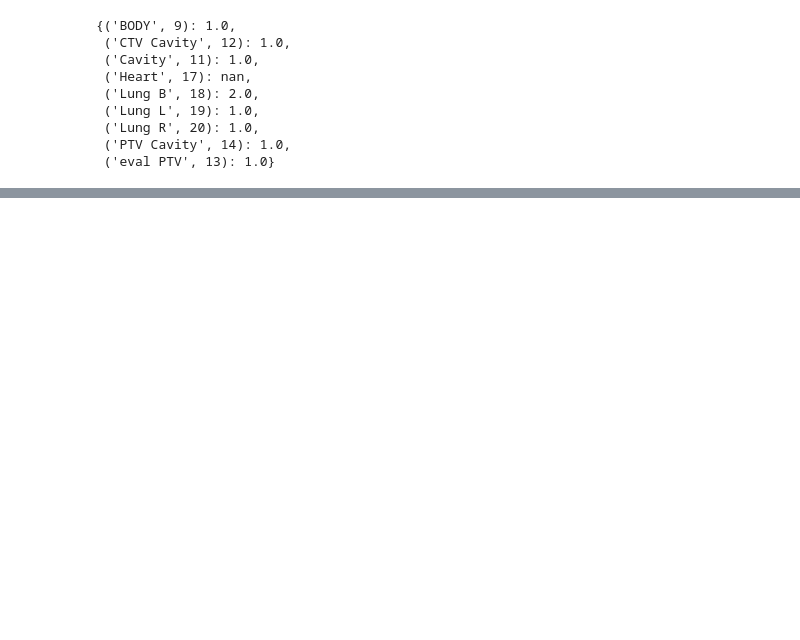
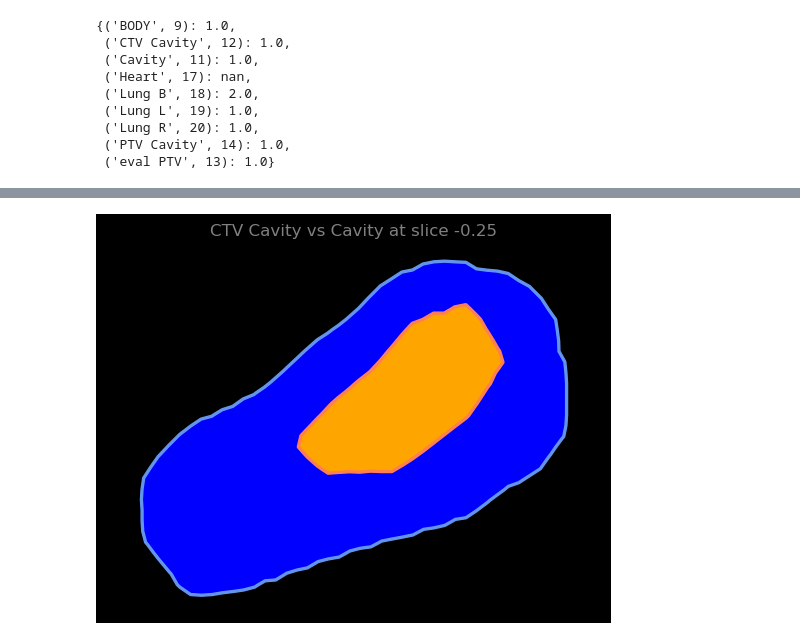
Before and after one commit to GregSal/StructureRelations, a Jupyter notebook: src/notebooks/relations/DicomStructureRelations.ipynb, the cells around one changed output, grey strips where cells are left out. Saved outputs shown, nothing was run; the diff lists cells and outputs as text; code cells hidden in the pictures; blank space fills up the shorter version.

```diff
--- a/src/notebooks/relations/DicomStructureRelations.ipynb
+++ b/src/notebooks/relations/DicomStructureRelations.ipynb
@@ -225,0 +209,9 @@ plot_roi(contour_table, [11, 12])
+# %%
+from debug_tools import plot_roi_slice
+
+# Plot 'CTV Cavity' and 'Cavity' structures at the central slice
+# Blue = only in CTV Cavity, Green = only in Cavity, Orange = overlap
+ax = plot_roi_slice(structure_set, slice_index=central_slice,
+                    structure_names=['CTV Cavity', 'Cavity'], tolerance=0.1)
+# %% [output]
+[figure, added]
```
Also changed, not shown: parts of 6 cells of this notebook, 1 other file.
